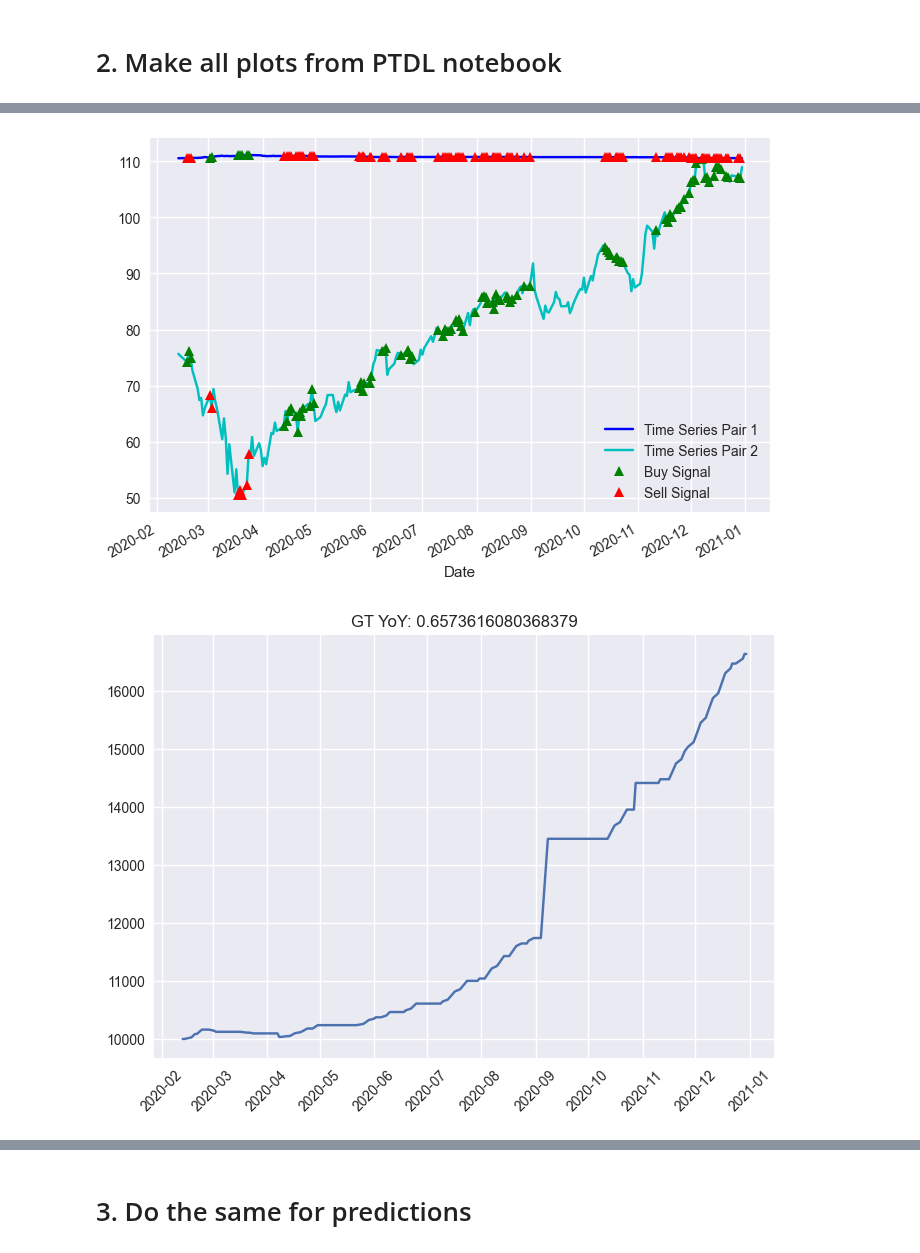
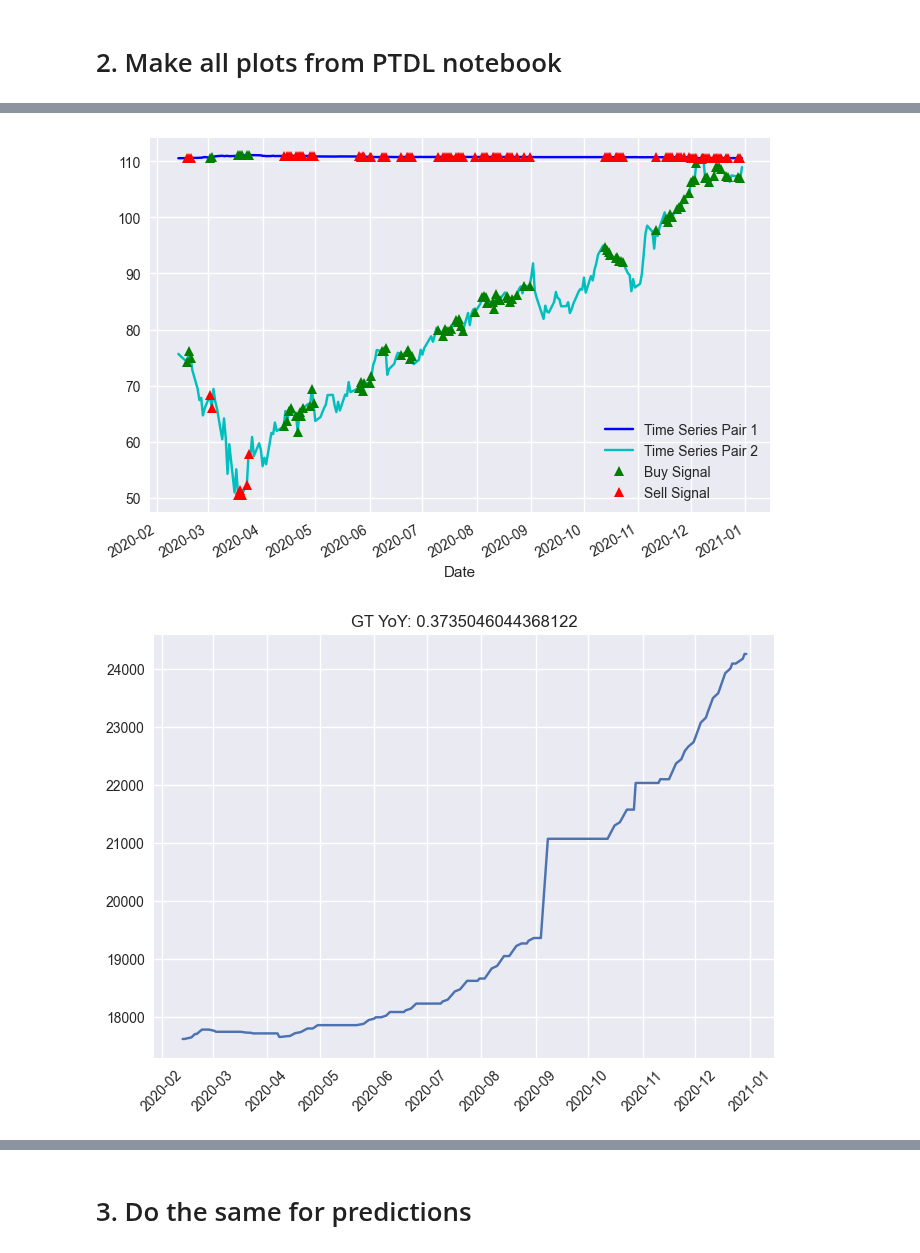
Before and after one commit to maviddoerdijk/bsc-thesis, a Jupyter notebook: src/end_results_profitability.ipynb, the cells around one changed output, grey strips where cells are left out. Drawn from its saved outputs; the diff is of its cells as text; code cells hidden in the pictures.

```diff
--- a/src/end_results_profitability.ipynb
+++ b/src/end_results_profitability.ipynb
@@ -223,7 +221,7 @@ spread_spread = max(spread) - min(spread)
 avg_spread = (s2_spread + s1_spread + spread_spread) / 3
 initial_cash = avg_spread * len(spread) # the absolute returns are correlated to the length of the spread, times the average range.
 # overwrite initial_cash to standard value
-initial_cash = 10000
+# initial_cash = 10000
 
 # Simulate trading
 # Start with no money and no positions
@@ -259,31 +257,31 @@ for i in range(len(returns)):
         zero_from_this_idx = i
         break
 if zero_from_this_idx > -1:
     returns[zero_from_this_idx:] = [0] * (len(returns) - zero_from_this_idx)
 
 # Shrink returns by a factor such that returns are not inflated (more explanation given in methodology).
 returns_series = pd.Series(returns)
 alpha = 0.005  # Shrinking/stretching factor
 returns_uninflated = returns_series.copy()
 mask_positive = returns_series > initial_cash
 returns_uninflated[mask_positive] = initial_cash + alpha * (returns_series[mask_positive] - initial_cash)
 
 beta = 0.005
 mask_negative = (returns_series < initial_cash) & (returns_series > 0) # in case of total loss of equity, do not mask
 returns_uninflated[mask_negative] = initial_cash - beta * (initial_cash - returns_series[mask_negative])
 
 returns_uninflated = returns_uninflated.tolist()
 
 returns_with_index = pd.Series(returns_uninflated[1:], index=test_univariate.index)
 
 gt_yoy_test = ((returns_uninflated[-1] / returns_uninflated[0])**(252 / len(returns_uninflated)) - 1)
 plt.title(f"GT YoY: {gt_yoy_test}")
 plt.plot(returns_with_index[window_long:])
 plt.xticks(rotation=45)
 plt.show()
 # %% [output]
 [figure]
 [figure]
 [figure]
 [figure]
-[figure, old version]
+[figure, new version]
```
Also changed, not shown: parts of 4 cells of this notebook, 1 other file.
